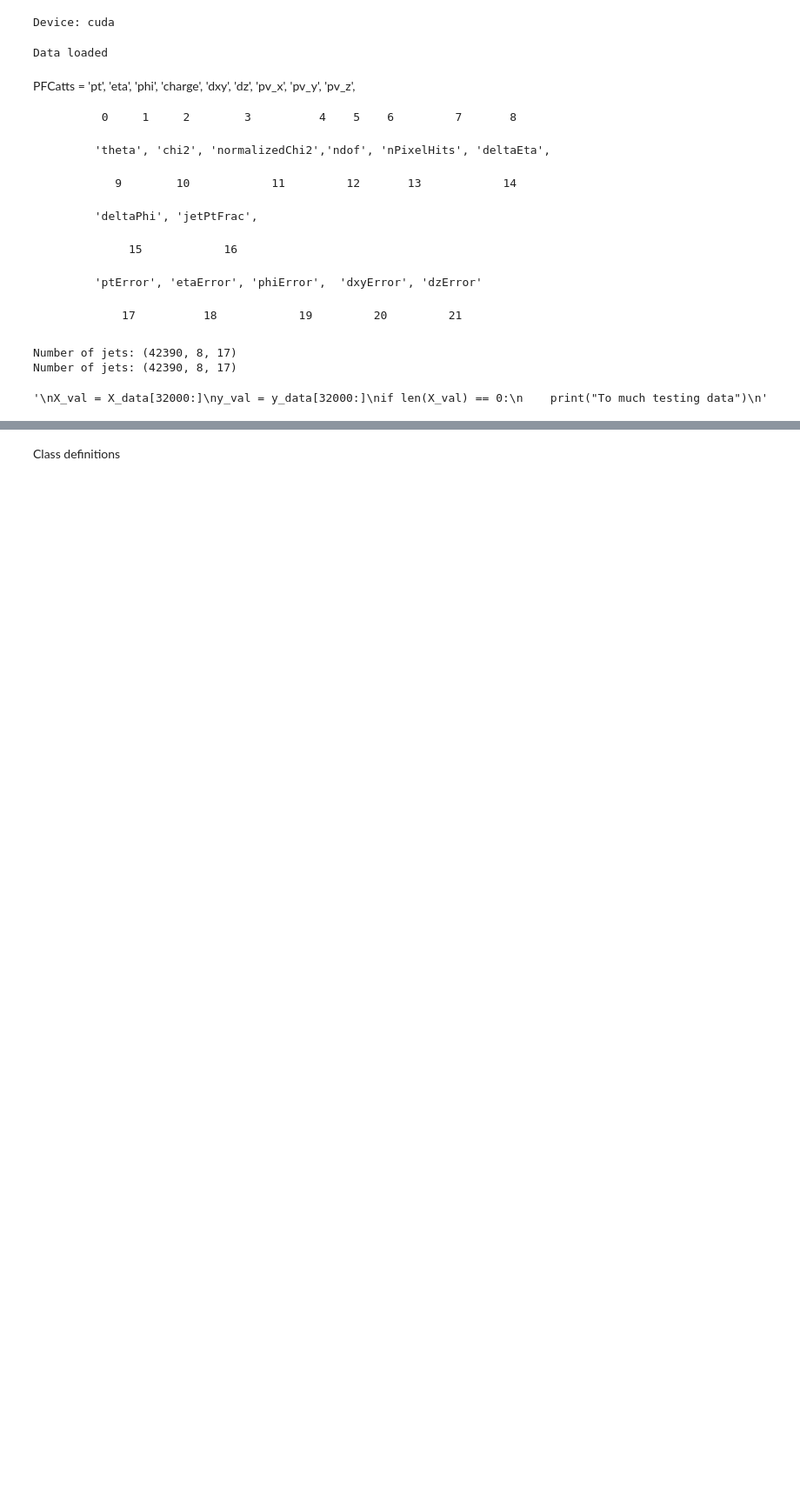
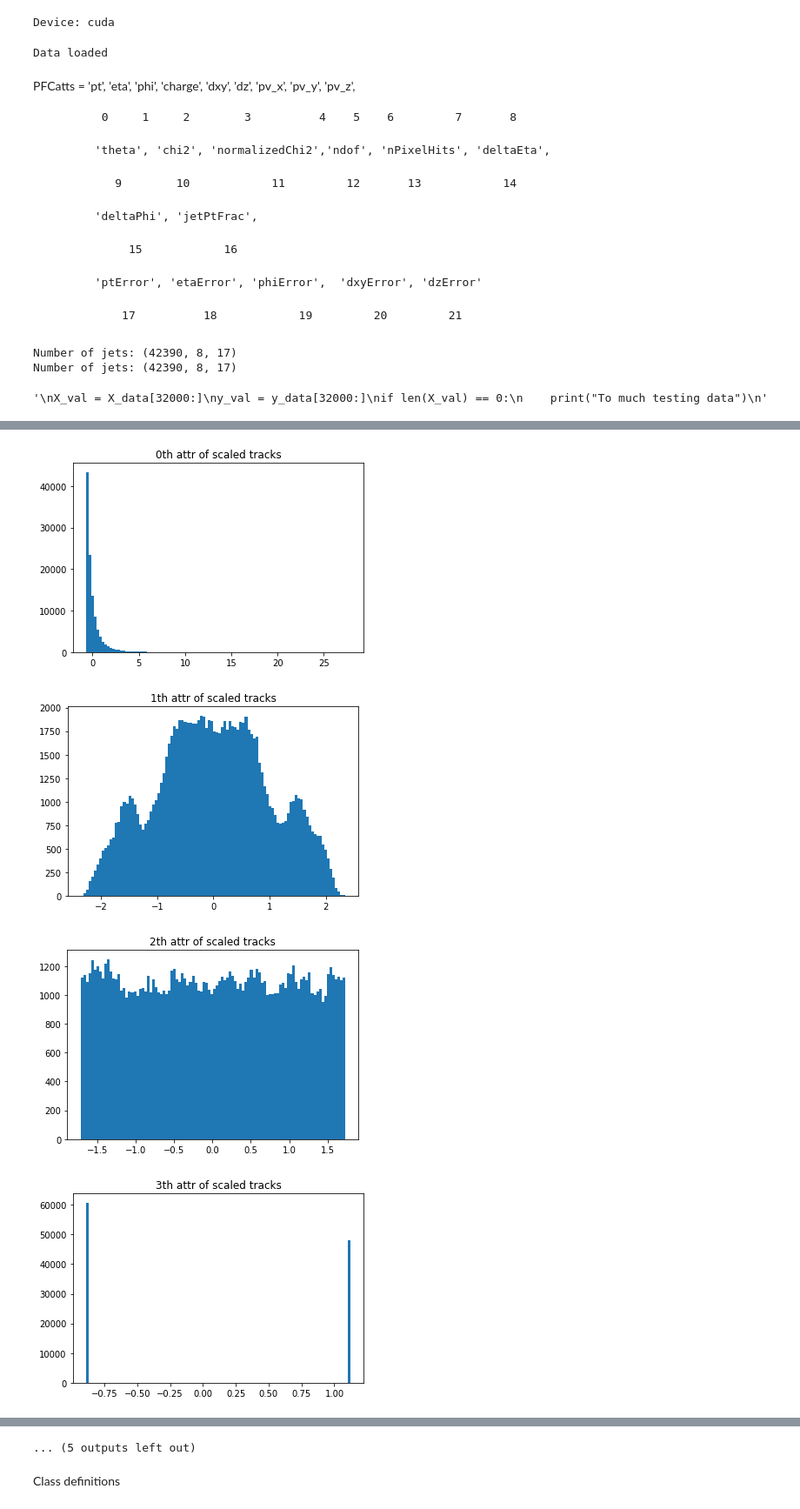
Before and after one commit to physicphil/RL-SV-reco, a Jupyter notebook: RL_Vertexing_cut_significance.ipynb, the cells around one changed output, grey strips where cells are left out. Shown at 87% size. Drawn from its saved outputs; the diff is of its cells as text; code cells hidden in the pictures; blank space fills up the shorter version.

```diff
--- a/RL_Vertexing_cut_significance.ipynb
+++ b/RL_Vertexing_cut_significance.ipynb
@@ -181,3 +183,21 @@ if len(X_val) == 0:
 Number of jets: (42390, 8, 17)
 Number of jets: (42390, 8, 17)
 '\nX_val = X_data[32000:]\ny_val = y_data[32000:]\nif len(X_val) == 0:\n    print("To much testing data")\n'
+# %%
+# build scaler, which is passed to the Vertexing Envirnoment
+X_scale = X_train.reshape(X_train.shape[0]*X_train.shape[1], X_train.shape[2])
+print(X_scale.shape)
+print(X_scale[:5])
+print(f"Before scaling: {X_scale[0]}")
+remove_mask = []
+for i in range(X_scale.shape[0]):
+    if X_scale[i,0] == 0:
+        remove_mask.append(i)
+
+X_scale = np.delete(X_scale, np.array(remove_mask), 0)
+
+scaler = StandardScaler()
+print(scaler.fit(X_scale))
+X_scale = scaler.transform(X_scale)
+print(X_scale[:5])
+print(X_scale.shape)
@@ -183,0 +222,10 @@ Number of jets: (42390, 8, 17)
+# %%
+for i in range(X_scale.shape[1]):
+    plt.hist(X_scale[:,i], bins=100)
+    plt.title(f"{i}th attr of scaled tracks")
+    plt.show()
+# %% [output]
+[figure, added]
+[figure, added]
+[figure, added]
+[figure, added]
@@ -184,3 +240,4 @@ Number of jets: (42390, 8, 17)
+... (5 outputs left out)
 # %% [markdown]
 Class definitions
 # %%
```
Also changed, not shown: parts of 10 cells of this notebook, 2 other files.
